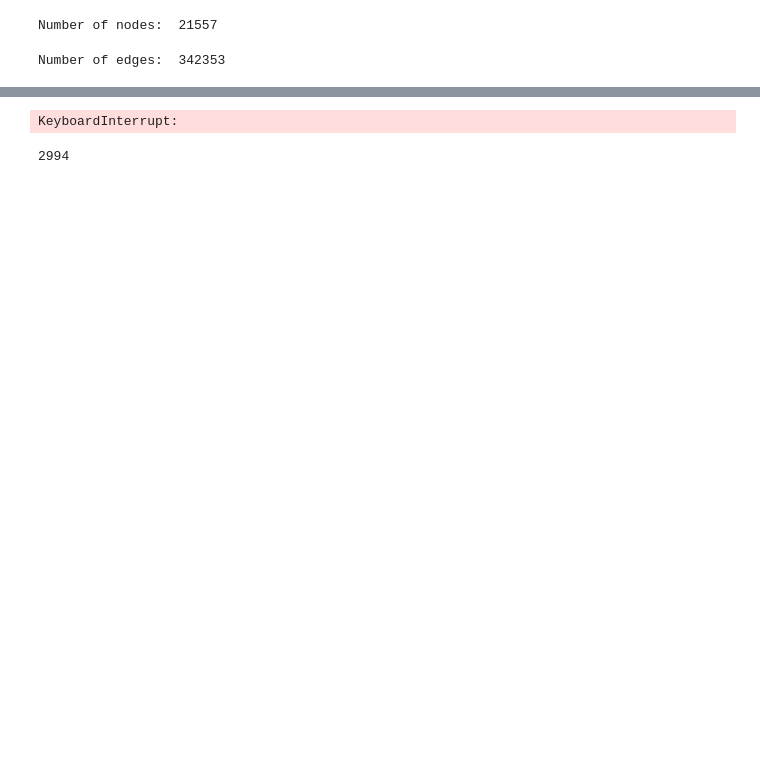
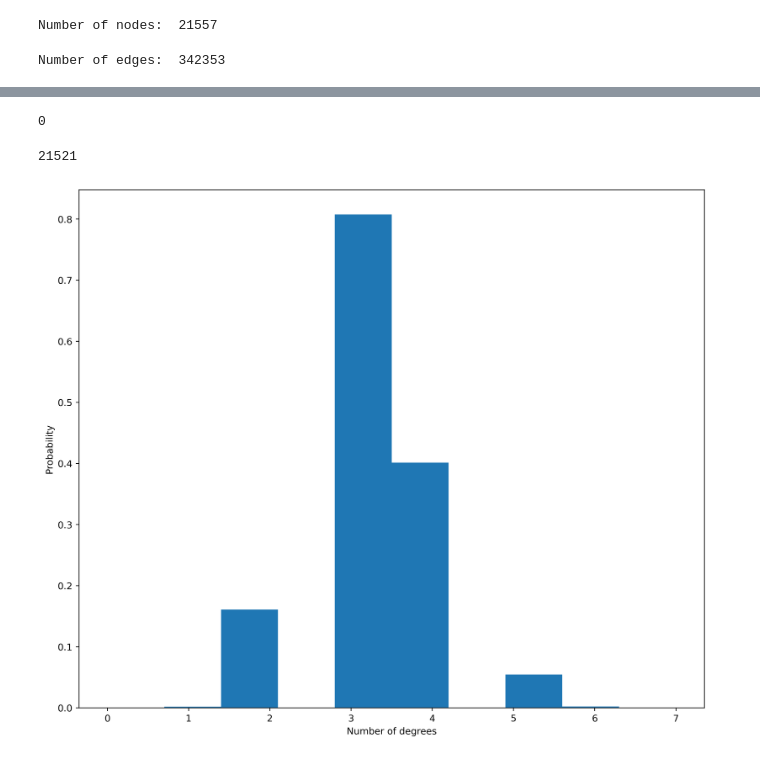
Before and after one commit to Q-Bach/SSBI, a Jupyter notebook: A10/task1.ipynb, the cells around one changed output, grey strips where cells are left out. Cells and saved outputs as stored; diff of their text form; code cells hidden in the pictures; blank space fills up the shorter version.

```diff
--- a/A10/task1.ipynb
+++ b/A10/task1.ipynb
@@ -65,16 +76,52 @@ def DFS(node, temp, visited):
 ### Find connected components
 sys.setrecursionlimit(len(graph))
 nodes = list(graph)
-visited = []
+visited = {}
 cc = []
 for i in tqdm(range(len(nodes)), desc="Searching for connected components"):
-    if (np.isin(nodes[i], visited, assume_unique=True,invert=True)):
-        temp = []
+    if (visited.get(nodes[i]) is None):
+        temp = np.array([])
         temp, visited = DFS(nodes[i], temp, visited)
         cc.append(temp)
-# %% [output]
-KeyboardInterrupt:
+# %%
+length = []
+for i in cc:
+    length.append(len(i))
+# %%
+np.argmax(length)
+# %% [output]
+0
+# %%
+cc_nodes = cc[np.argmax(length)]
 # %%
-len(visited)
+len(cc_nodes)
 # %% [output]
-2994
+21521
+# %%
+cc_num = len(cc_nodes)
+num_samples = 100
+srcs = np.random.choice(np.arange(cc_num), num_samples, replace = False)
+distances = np.array([])
+for i in tqdm(range(num_samples)):
+    src = srcs[i]
+    distance = np.ones(cc_num) * np.inf
+    distance[src] = 0
+    queue = [src]
+    while (len(queue) != 0):
+        current_node = queue.pop(0)
+        # Check the neighbors of the current node
+        for neighbor in graph[cc_nodes[current_node]]:
+            index = np.where(cc_nodes == neighbor)[0][0]
+            # Update the distance if it's smaller than the current value
+            if (distance[index] > distance[current_node] + 1):
+                distance[index] = distance[current_node] + 1
+                queue.append(index)
+    distances = np.append(distances, distance)
+# %%
+plt.figure(figsize=(12,10), dpi=400)
+plt.hist(distances, density=True)
+plt.xlabel("Number of degrees")
+plt.ylabel("Probability")
+plt.show()
+# %% [output]
+[figure, added]
```
Also changed, not shown: parts of 5 cells of this notebook, 3 other files.
